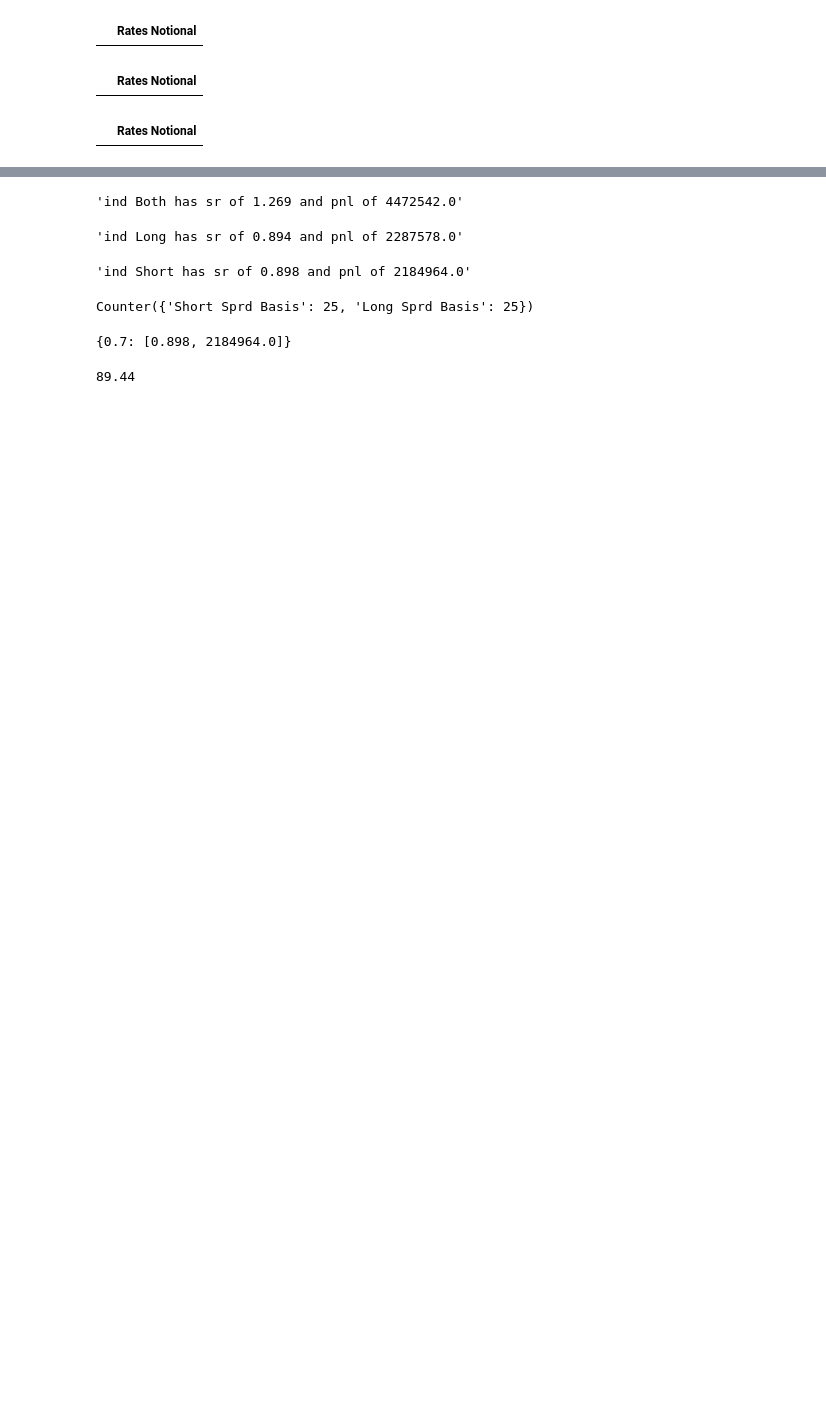
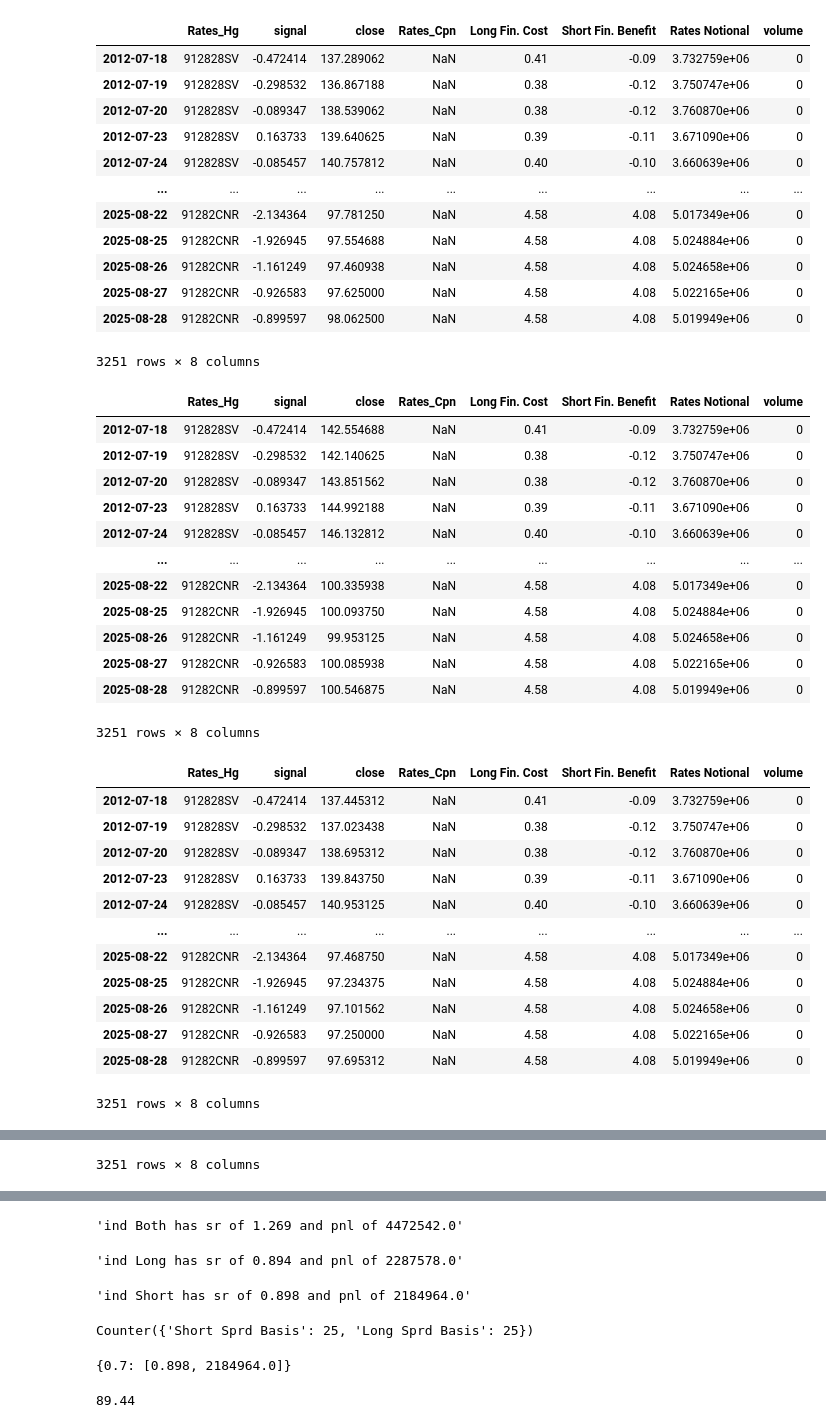
Before and after one commit to vasusharmaiiicm/58.-EM-Basis-Backtest, a Jupyter notebook: Final.ipynb, the cells around one changed output, grey strips where cells are left out. Cells and saved outputs as stored; diff of their text form; code cells hidden in the pictures; blank space fills up the shorter version.

```diff
--- a/Final.ipynb
+++ b/Final.ipynb
@@ -249,7 +249,6 @@ bbg_rates_data.index = bbg_rates_data.index.date
 cusips = [col.split('_')[0] for col in bbg_rates_data.columns if '_Dur' in col]
 
 dq = pd.read_parquet("PA - DQ Data.parquet")
-# dq[[col for col in dq.columns if 'Rich/Cheap' in col]].plot(legend=False)
 dq = dq.drop([col for col in dq.columns if 'Rich/Cheap' in col], axis=1)
 pecs_cols = [col for col in dq.columns if col.endswith("PECS Bid")]
 for item in pecs_cols:
@@ -259,7 +258,7 @@ dq = dq[[col for col in dq.columns if not(col.endswith("PECS Bid")) and not col.
 
 bonds = [col.replace(" Basis","") for col in dq.columns if col.endswith("Basis")]
 
-bbg = bbg_rates_data.copy()# dq[[col for col in dq.columns if col.startswith("CT")]].copy()
+bbg = bbg_rates_data.copy()
 bbg.columns = bbg.columns.str.replace("Modified Duration","Dur").str.replace('Coupon','Cpn')
 
 dq = dq[[col for col in dq.columns if not col.startswith("CT")]].copy()
@@ -279,22 +278,14 @@ for item in bonds:
 
 # for item in bonds:
 # bond = bonds[1]
-bond = "PANAMA 6.7% due 36"
+bond = "PANAMA 6.7% due 36"          ############################################### user input
+main_bond_cpn = 6.7          ############################################### user input
 
 df = pd.concat([dq[[col for col in dq.columns if col.startswith(bond)]].\
     dropna(how="all"), dur],axis=1).dropna(subset=[f'{bond} Price']).sort_index()
 
 cts = cusips
-
 hedge_cols = [f"{ct}_Dur" for ct in cts]
-# X = df[hedge_cols].to_numpy()
-# y = df[f"{bond} Duration"].to_numpy()
-# diff = np.abs(X - y[:, None])
-# idx = diff.argmin(axis=1)
-# df["Min_Dist"] = diff[np.arange(len(df)), idx]
-# df["Rates_Hg"] = df[hedge_cols].columns[idx]
-# df["Rates_Hg"] = [item.replace("_Dur","") for item in df["Rates_Hg"]]
-# df = df.drop(hedge_cols+["Min_Dist"],axis=1)
 
 y = df[f"{bond} Duration"].to_numpy()
 n = len(df)
@@ -339,7 +330,7 @@ bond_dur = pd.read_excel("PA Bond Dur due 36.xlsx",index_col=0,parse_dates=True)
 
 bond_dur = bond_dur[bond_dur.index>=pd.to_datetime(df.index[0])]
 bond_dur.index = bond_dur.index.date
-bond_dur.columns = [f"PANAMA 6.7% due 36 Rates Duration"]
+bond_dur.columns = [f"PANAMA 6.7% due 36 Rates Duration"]           ############################################### user input
 df1 = pd.concat([bond_dur, df, dq[["Fed Fund"]]],axis=1).sort_index().copy()
 df1.columns = df1.columns.str.replace(bond ,"Bond")
 
@@ -351,34 +342,26 @@ pnl_list = []
 hit_list = []
 
 # for rates_hg_frac in l:
-rates_hg_frac = 0.7
+rates_hg_frac = 0.7          ############################################### user input
 
 bt_df = pd.concat([original_cds, df1], axis=1).sort_index().dropna(subset=["Bond Price"])
 bt_df["CDS Cpn"] = [1] * len(bt_df)
-bt_df["Bond Cpn"] = [4.3] * len(bt_df)
+bt_df["Bond Cpn"] = [main_bond_cpn] * len(bt_df)
 bt_df["Long Fin. Cost"] = bt_df["Fed Fund"] + 0.25
 bt_df["Short Fin. Benefit"] = bt_df["Fed Fund"] - 0.25
 bt_df = bt_df.drop(["Fed Fund"],axis=1)
 
 
-# bt_df = bt_df[["CDS 5Y Dur","CDS 5Y PX","CDS Cpn","Bond Duration","Bond Rates Duration","Bond Price","Bond Cpn", "Bond Basis 1Y ZScore","Rates_Hg",
-# "CT5_Dur","CT5_PX","CT5_Cpn","CT7_Dur","CT7_PX","CT7_Cpn", "CT10_Dur","CT10_PX","CT10_Cpn","CT20_Dur","CT20_PX","CT20_Cpn", "CT30_Dur","CT30_PX","CT30_Cpn",
-# "Long Fin. Cost","Short Fin. Benefit"]].copy()
-
-# bbg_rates_data[[col for col in bbg_rates_data.columns if col.endswith("_Dur")]].dropna(how='all')
-
 rates_cols = []
 for item in cts:
     rates_cols += [f'{item}_Dur',f'{item}_PX',f'{item}_Cpn']
-
 bt_df = bt_df[["CDS 5Y Dur","CDS 5Y PX","CDS Cpn","Bond Duration","Bond Rates Duration","Bond Price","Bond Cpn",
                "Bond Basis 1Y ZScore","Rates_Hg", "Long Fin. Cost","Short Fin. Benefit"] + rates_cols].copy()
-
 bt_df = bt_df.dropna(subset=['CDS 5Y Dur','CDS 5Y PX','Bond Rates Duration','Bond Basis 1Y ZScore',\
-                             'Rates_Hg']).copy()#isna().sum().iloc[:20]
+                             'Rates_Hg']).copy()
 
 
-cds_notional = 10**7
+cds_notional = 10**7          ############################################### user input
 
 bt_df["CDS Notional"] = [cds_notional] * len(bt_df)
 bt_df["Bond Notional"] = cds_notional*bt_df["CDS 5Y Dur"] / bt_df["Bond Duration"]
@@ -839,16 +822,50 @@ rates
 # %%
 ######################################################################################################### NEW BLOCK
 
 for item in cts:
     globals()[f"rates_{item}"] = rates[["Rates_Hg","signal",f"{item}_PX",f"{item}_Cpn",
             "Long Fin. Cost","Short Fin. Benefit","Rates Notional","volume"]].copy()
-    # globals()[f"rates_{item}"]["Rates_Hg"] = [eval(item[2:]) for item in globals()[f"rates_{item}"]["Rates_Hg"]]
     globals()[f"rates_{item}"].columns = globals()[f"rates_{item}"].columns.str.replace(f"{item}_PX","close").\
     str.replace(f"{item}_Cpn","Rates_Cpn")
-    # if len(globals()[f"rates_{item}"][['Rates Notional']].dropna())>0:
-    display(globals()[f"rates_{item}"][['Rates Notional']].dropna())
+    display(globals()[f"rates_{item}"])#[['Rates Notional']])#.dropna())
         # break
 # %% [output]
-|  | Rates Notional |
+|  | Rates_Hg | signal | close | Rates_Cpn | Long Fin. Cost | Short Fin. Benefit | Rates Notional | volume |
+| 2012-07-18 | 912828SV | -0.472414 | 137.289062 | NaN | 0.41 | -0.09 | 3.732759e+06 | 0 |
+| 2012-07-19 | 912828SV | -0.298532 | 136.867188 | NaN | 0.38 | -0.12 | 3.750747e+06 | 0 |
+| 2012-07-20 | 912828SV | -0.089347 | 138.539062 | NaN | 0.38 | -0.12 | 3.760870e+06 | 0 |
+| 2012-07-23 | 912828SV | 0.163733 | 139.640625 | NaN | 0.39 | -0.11 | 3.671090e+06 | 0 |
+| 2012-07-24 | 912828SV | -0.085457 | 140.757812 | NaN | 0.40 | -0.10 | 3.660639e+06 | 0 |
+| ... | ... | ... | ... | ... | ... | ... | ... | ... |
+| 2025-08-22 | 91282CNR | -2.134364 | 97.781250 | NaN | 4.58 | 4.08 | 5.017349e+06 | 0 |
+| 2025-08-25 | 91282CNR | -1.926945 | 97.554688 | NaN | 4.58 | 4.08 | 5.024884e+06 | 0 |
+| 2025-08-26 | 91282CNR | -1.161249 | 97.460938 | NaN | 4.58 | 4.08 | 5.024658e+06 | 0 |
+| 2025-08-27 | 91282CNR | -0.926583 | 97.625000 | NaN | 4.58 | 4.08 | 5.022165e+06 | 0 |
+| 2025-08-28 | 91282CNR | -0.899597 | 98.062500 | NaN | 4.58 | 4.08 | 5.019949e+06 | 0 |
+3251 rows × 8 columns
-|  | Rates Notional |
+|  | Rates_Hg | signal | close | Rates_Cpn | Long Fin. Cost | Short Fin. Benefit | Rates Notional | volume |
+| 2012-07-18 | 912828SV | -0.472414 | 142.554688 | NaN | 0.41 | -0.09 | 3.732759e+06 | 0 |
+| 2012-07-19 | 912828SV | -0.298532 | 142.140625 | NaN | 0.38 | -0.12 | 3.750747e+06 | 0 |
+| 2012-07-20 | 912828SV | -0.089347 | 143.851562 | NaN | 0.38 | -0.12 | 3.760870e+06 | 0 |
+| 2012-07-23 | 912828SV | 0.163733 | 144.992188 | NaN | 0.39 | -0.11 | 3.671090e+06 | 0 |
+| 2012-07-24 | 912828SV | -0.085457 | 146.132812 | NaN | 0.40 | -0.10 | 3.660639e+06 | 0 |
+| ... | ... | ... | ... | ... | ... | ... | ... | ... |
+| 2025-08-22 | 91282CNR | -2.134364 | 100.335938 | NaN | 4.58 | 4.08 | 5.017349e+06 | 0 |
+| 2025-08-25 | 91282CNR | -1.926945 | 100.093750 | NaN | 4.58 | 4.08 | 5.024884e+06 | 0 |
+| 2025-08-26 | 91282CNR | -1.161249 | 99.953125 | NaN | 4.58 | 4.08 | 5.024658e+06 | 0 |
+| 2025-08-27 | 91282CNR | -0.926583 | 100.085938 | NaN | 4.58 | 4.08 | 5.022165e+06 | 0 |
+| 2025-08-28 | 91282CNR | -0.899597 | 100.546875 | NaN | 4.58 | 4.08 | 5.019949e+06 | 0 |
+3251 rows × 8 columns
-|  | Rates Notional |
+|  | Rates_Hg | signal | close | Rates_Cpn | Long Fin. Cost | Short Fin. Benefit | Rates Notional | volume |
+| 2012-07-18 | 912828SV | -0.472414 | 137.445312 | NaN | 0.41 | -0.09 | 3.732759e+06 | 0 |
+| 2012-07-19 | 912828SV | -0.298532 | 137.023438 | NaN | 0.38 | -0.12 | 3.750747e+06 | 0 |
+| 2012-07-20 | 912828SV | -0.089347 | 138.695312 | NaN | 0.38 | -0.12 | 3.760870e+06 | 0 |
+| 2012-07-23 | 912828SV | 0.163733 | 139.843750 | NaN | 0.39 | -0.11 | 3.671090e+06 | 0 |
+| 2012-07-24 | 912828SV | -0.085457 | 140.953125 | NaN | 0.40 | -0.10 | 3.660639e+06 | 0 |
+| ... | ... | ... | ... | ... | ... | ... | ... | ... |
+| 2025-08-22 | 91282CNR | -2.134364 | 97.468750 | NaN | 4.58 | 4.08 | 5.017349e+06 | 0 |
+| 2025-08-25 | 91282CNR | -1.926945 | 97.234375 | NaN | 4.58 | 4.08 | 5.024884e+06 | 0 |
+| 2025-08-26 | 91282CNR | -1.161249 | 97.101562 | NaN | 4.58 | 4.08 | 5.024658e+06 | 0 |
+| 2025-08-27 | 91282CNR | -0.926583 | 97.250000 | NaN | 4.58 | 4.08 | 5.022165e+06 | 0 |
+| 2025-08-28 | 91282CNR | -0.899597 | 97.695312 | NaN | 4.58 | 4.08 | 5.019949e+06 | 0 |
+3251 rows × 8 columns
@@ -855,0 +884 @@ for item in cts:
+3251 rows × 8 columns
```
Also changed, not shown: parts of 3 cells of this notebook.
